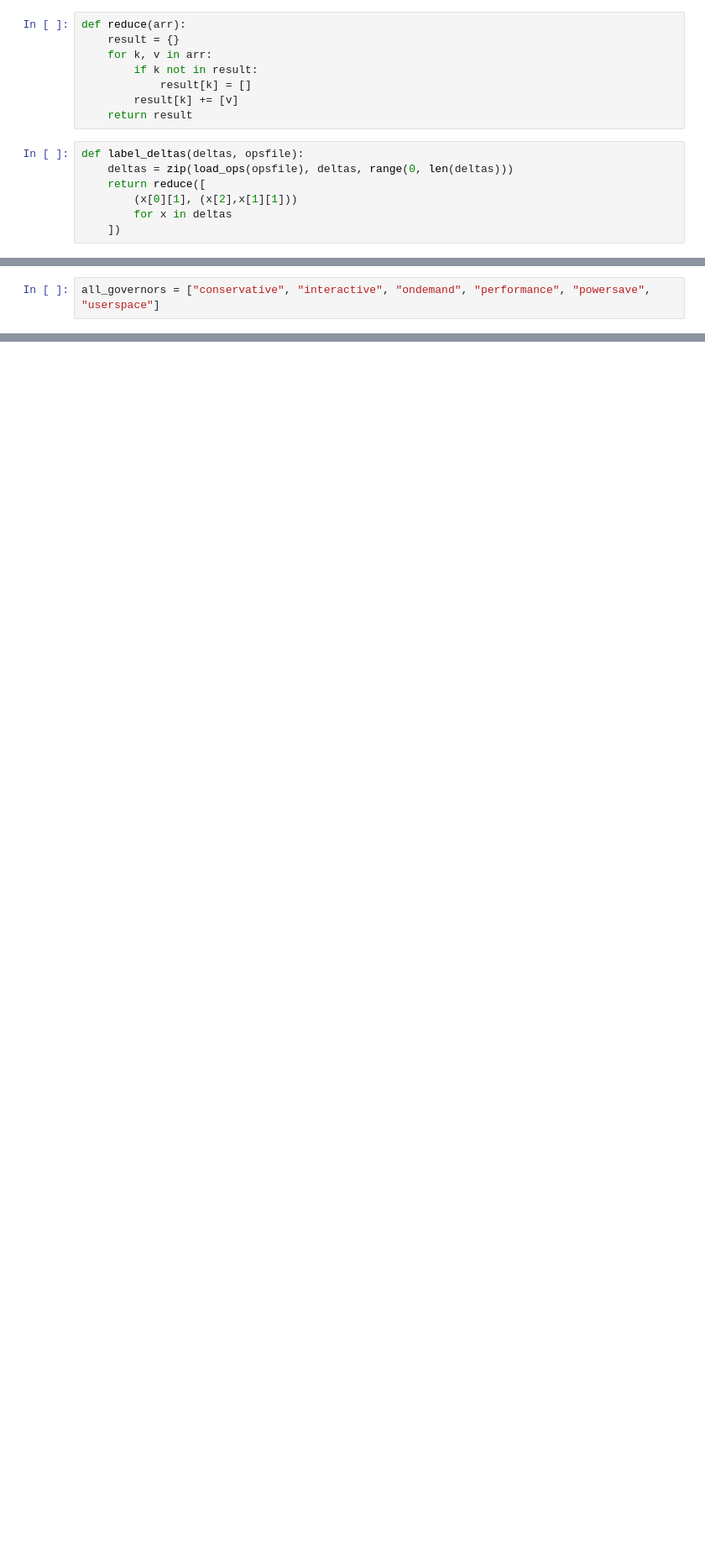
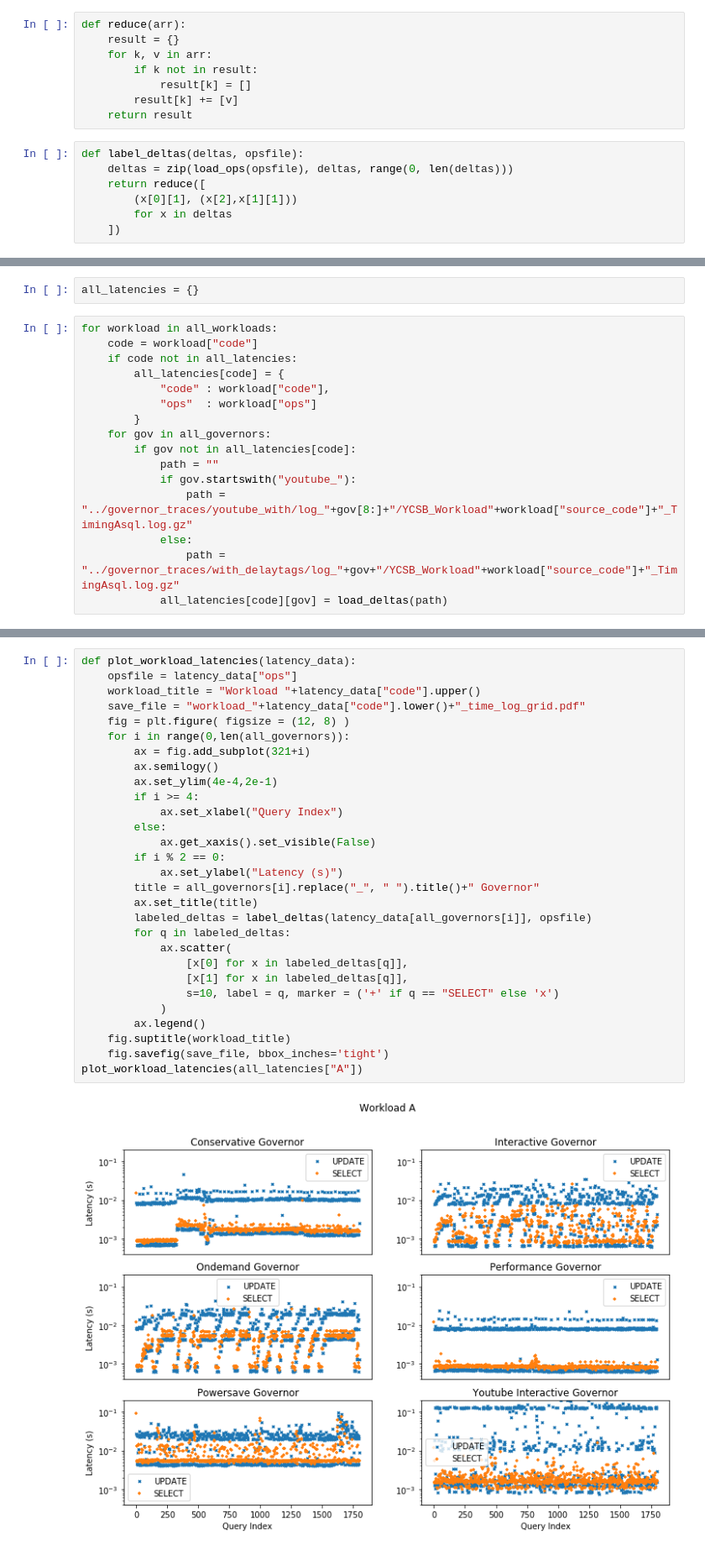
Before and after one commit to UBOdin/PocketBench, a Jupyter notebook: notebooks/Governor Timelines.ipynb, the cells around one changed output, grey strips where cells are left out. Shown at 84% size. Cells and saved outputs as stored; diff of their text form; blank space fills up the shorter version.

Commit message:
Updated histograms with youtube timings

```diff
--- a/notebooks/Governor Timelines.ipynb
+++ b/notebooks/Governor Timelines.ipynb
@@ -151,2 +134,0 @@ def plot_workload_deltas(deltas, opsfile, workload_title, save_file = None):
-# %%
-all_governors = ["conservative", "interactive", "ondemand", "performance", "powersave", "userspace"]
@@ -256,0 +146,18 @@ plot_workload_deltas(H_log_deltas, opsfiles[7], "Workload H", "workload_h_time_l
+# %%
+all_latencies = {}
+# %%
+for workload in all_workloads:
+    code = workload["code"]
+    if code not in all_latencies:
+        all_latencies[code] = {
+            "code" : workload["code"],
+            "ops"  : workload["ops"]
+        }
+    for gov in all_governors:
+        if gov not in all_latencies[code]:
+            path = ""
+            if gov.startswith("youtube_"):
+                path = "../governor_traces/youtube_with/log_"+gov[8:]+"/YCSB_Workload"+workload["source_code"]+"_TimingAsql.log.gz"
+            else:
+                path = "../governor_traces/with_delaytags/log_"+gov+"/YCSB_Workload"+workload["source_code"]+"_TimingAsql.log.gz"
+            all_latencies[code][gov] = load_deltas(path)
@@ -256,0 +178,31 @@ plot_workload_deltas(H_log_deltas, opsfiles[7], "Workload H", "workload_h_time_l
+# %%
+def plot_workload_latencies(latency_data):
+    opsfile = latency_data["ops"]
+    workload_title = "Workload "+latency_data["code"].upper()
+    save_file = "workload_"+latency_data["code"].lower()+"_time_log_grid.pdf"
+    fig = plt.figure( figsize = (12, 8) )
+    for i in range(0,len(all_governors)):
+        ax = fig.add_subplot(321+i)
+        ax.semilogy()
+        ax.set_ylim(4e-4,2e-1)
+        if i >= 4:
+            ax.set_xlabel("Query Index")
+        else:
+            ax.get_xaxis().set_visible(False)
+        if i % 2 == 0:
+            ax.set_ylabel("Latency (s)")
+        title = all_governors[i].replace("_", " ").title()+" Governor"
+        ax.set_title(title)
+        labeled_deltas = label_deltas(latency_data[all_governors[i]], opsfile)
+        for q in labeled_deltas:
+            ax.scatter(
+                [x[0] for x in labeled_deltas[q]],
+                [x[1] for x in labeled_deltas[q]],
+                s=10, label = q, marker = ('+' if q == "SELECT" else 'x')
+            )
+        ax.legend()
+    fig.suptitle(workload_title)
+    fig.savefig(save_file, bbox_inches='tight')
+plot_workload_latencies(all_latencies["A"])
+# %% [output]
+[figure, added]
```
Also changed, not shown: parts of 42 cells of this notebook, 1 other file.
